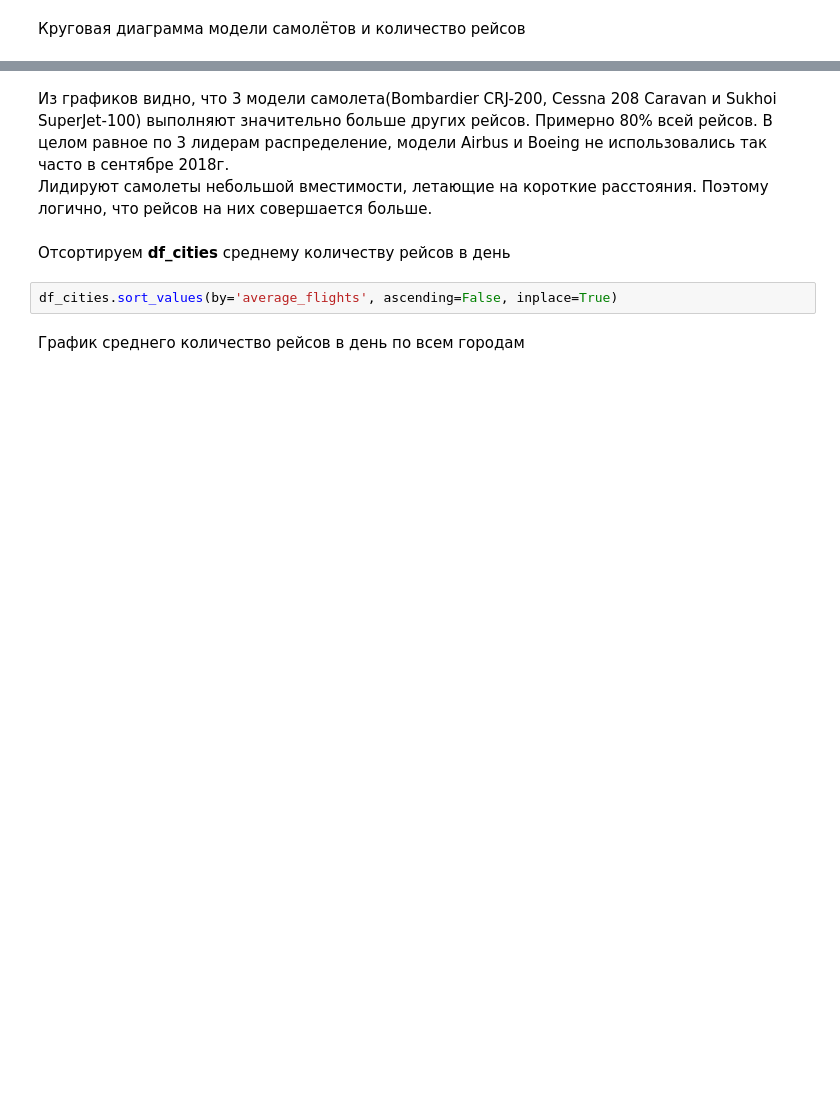
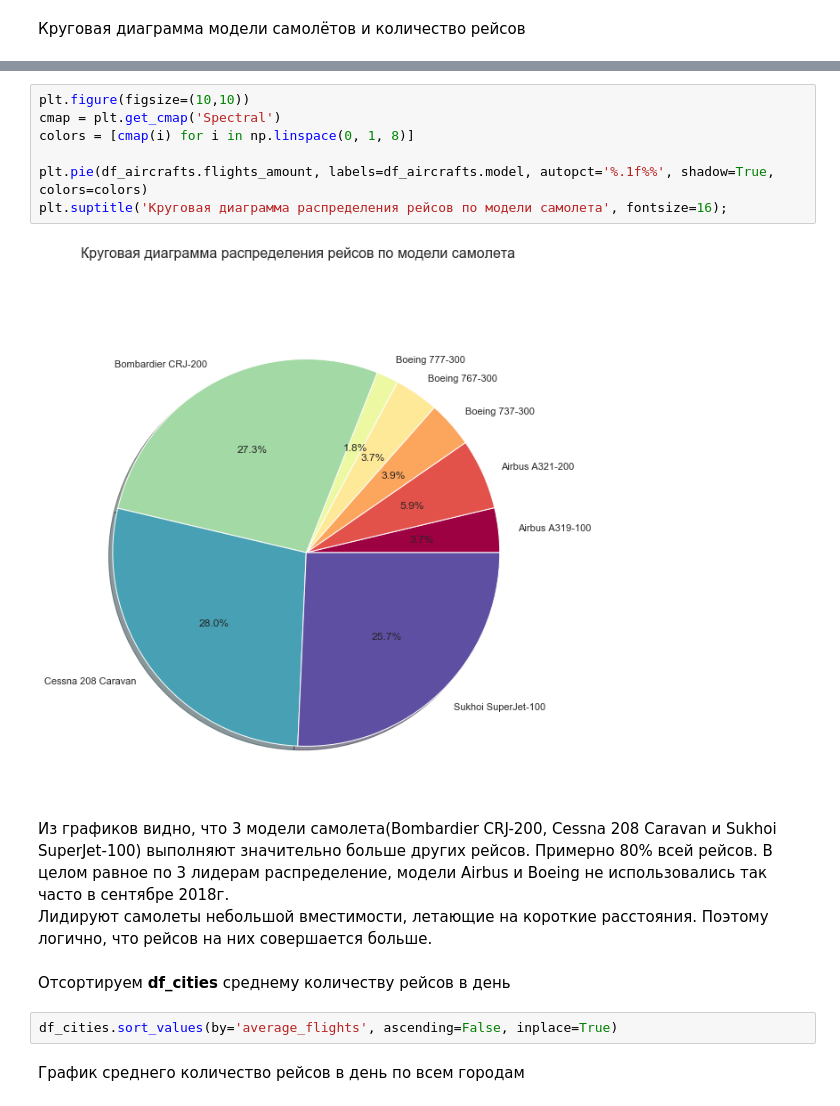
Before and after one commit to seriypavlov/DS_projects, a Jupyter notebook: Проект. Аналитика в авиакомпании/Проект. Аналитика в авиакомпании.ipynb, the cells around one changed output, grey strips where cells are left out. Saved outputs shown, nothing was run; the diff lists cells and outputs as text; blank space fills up the shorter version.

```diff
--- a/Проект. Аналитика в авиакомпании/Проект. Аналитика в авиакомпании.ipynb
+++ b/Проект. Аналитика в авиакомпании/Проект. Аналитика в авиакомпании.ipynb
@@ -346,3 +326,12 @@ fig.show()
+# %%
+plt.figure(figsize=(10,10))
+cmap = plt.get_cmap('Spectral')
+colors = [cmap(i) for i in np.linspace(0, 1, 8)]
+
+plt.pie(df_aircrafts.flights_amount, labels=df_aircrafts.model, autopct='%.1f%%', shadow=True, colors=colors)
+plt.suptitle('Круговая диаграмма распределения рейсов по модели самолета', fontsize=16);
+# %% [output]
+[figure, added]
 # %% [markdown]
 Из графиков видно, что 3 модели самолета(Bombardier CRJ-200, Cessna 208 Caravan	и Sukhoi SuperJet-100) выполняют значительно больше других рейсов. Примерно 80% всей рейсов. В целом равное по 3 лидерам распределение, модели Airbus и Boeing не использовались так часто в сентябре 2018г.
 Лидируют самолеты небольшой вместимости, летающие на короткие расстояния. Поэтому логично, что рейсов на них совершается больше.
```
Also changed, not shown: parts of 14 cells of this notebook.
